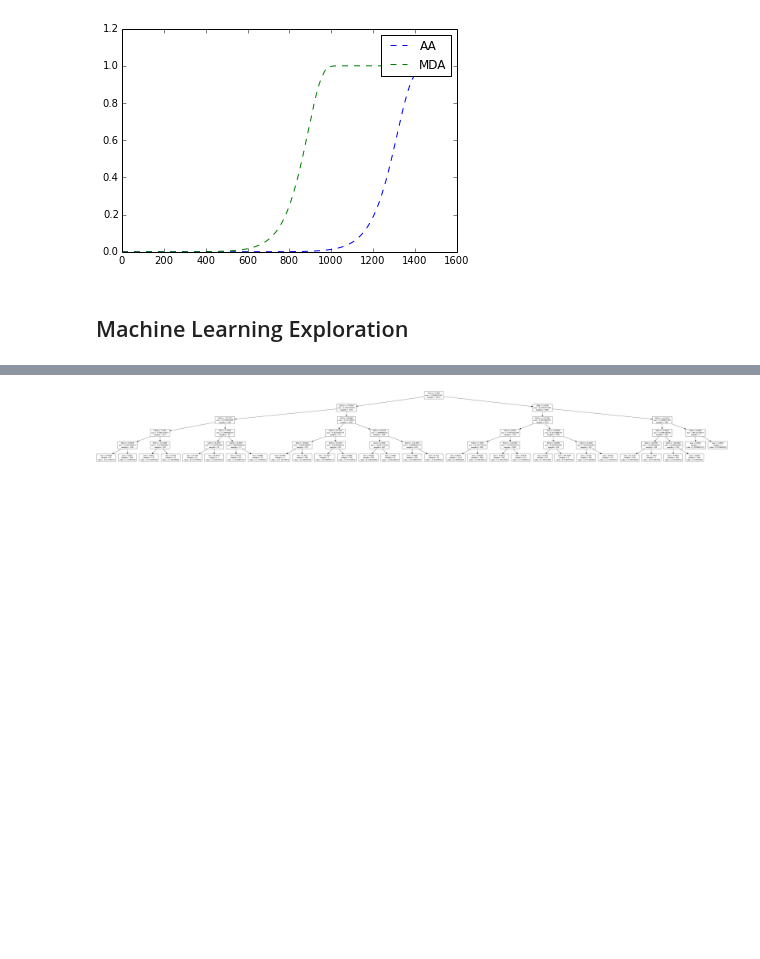
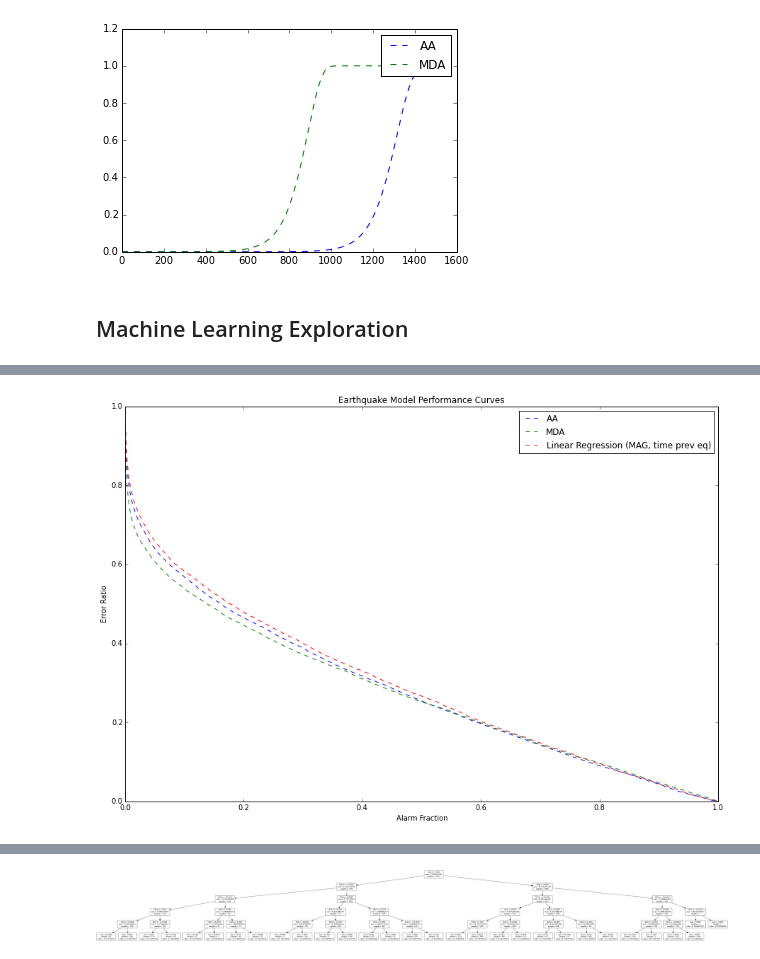
Before and after one commit to AlvinYuan/analyzers, a Jupyter notebook: notebooks/CS294.ipynb, the cells around one changed output, grey strips where cells are left out. Saved outputs shown, nothing was run; the diff lists cells and outputs as text; code cells hidden in the pictures; blank space fills up the shorter version.

Commit message:
added linear regression with time since previous earthquake, and simple_inverter_alarm_func which maps high machine learning model outputs to lower alarm lengths.

```diff
--- a/notebooks/CS294.ipynb
+++ b/notebooks/CS294.ipynb
@@ -625,0 +626,77 @@ Wall time: 7.38 s
+# %%
+%%time
+"""
+Input: raw magnitude, time to previous earthquake
+Output: time till next earthquake
+Model: LinearRegression
+Model Parameters: default
+Model->Alarm Model Function: simple_alarm_func_generator
+---Results---
+Incorporating past events seems like a good space to explore.
+Time since last event is meaningful to the linear regression model,
+as indicated by the coefficient and improved goodness of fit.
+The improved fit did not translate to improved alarm AUC,
+indicating that perhaps the simple_alarm_func mapping is problematic.
+This is not a surprise though, since MDA finds longer alarms when we would find shorter time till next earthquakes.
+More exploration of the mapping is needed.
+"""
+
+from sklearn import linear_model
+
+# Set up Input/Output data
+end_cutoff = 1
+beginning_cutoff = 1;
+training_event_times = np.matrix(training["datetime"].values).getT()
+training_matrix = np.concatenate((np.matrix(training[["MAG"]].values)[beginning_cutoff:], offset_till_nth_next(training_event_times, end_cutoff)), axis=1)
+training_goals = offset_till_nth_next(training_event_times, n)[beginning_cutoff:]
+training_event_times = training_event_times[beginning_cutoff:]
+test_event_times = np.matrix(test["datetime"].values).getT()
+test_matrix = np.concatenate((np.matrix(test[["MAG"]].values)[beginning_cutoff:], offset_till_nth_next(test_event_times, end_cutoff)), axis=1)
+test_event_times = test_event_times[beginning_cutoff:]
+
+# Set up Model
+model = linear_model.LinearRegression()
+
+# Set up Model->Alarm Model Function
+alarm_func_generator = simple_alarm_func_generator
+
+# Training/Evaluation Variables
+max_alarm_length = np.max(offset_till_nth_next(training_event_times, 1))
+# Compute alarm_fractions and error_ratios for regression trees on magnitude data by varying multipler
+multipliers = [max_alarm_length * .985**i for i in range(1500)]
+
+# Training
+model.fit(training_matrix[:-end_cutoff,:], training_goals)
+alarm_fractions = []
+error_ratios = []
+for multiplier in multipliers:
+    alarm_model = convert_time_prediction_model_to_alarm_model(model, alarm_func_generator(multiplier))
+    alarms = alarm_model(training_matrix, training_event_times)
+    predicted, time_contributions = process_alarms(training_event_times, alarms)
+    alarm_fractions.append(alarm_fraction(training_event_times, time_contributions))
+    error_ratios.append(error_ratio(predicted))
+check_coverage(alarm_fractions, error_ratios)
+training_points = clean_points(alarm_fractions, error_ratios)
+# Print Training Results
+print "Coefficients: ", model.coef_
+print "Model Goodness of Fit: ", model.score(training_matrix[:-n,:], training_goals)
+
+# Evaluation
+alarm_fractions = []
+error_ratios = []
+for multiplier in multipliers:
+    alarm_model = convert_time_prediction_model_to_alarm_model(model, alarm_func_generator(multiplier))
+    alarms = alarm_model(test_matrix, test_event_times)
+    predicted, time_contributions = process_alarms(test_event_times, alarms)
+    alarm_fractions.append(alarm_fraction(test_event_times, time_contributions))
+    error_ratios.append(error_ratio(predicted))
+check_coverage(alarm_fractions, error_ratios)
+test_points = clean_points(alarm_fractions, error_ratios)
+
+label = "Linear Regression (MAG, time prev eq)"
+tested_models[label] = { "training": training_points, "test": test_points }
+
+# Print and Plot Results
+printScoresAgainstBaselines(label)
+plotAgainstBaselines(label)
+# %% [output]
@@ -625,0 +709 @@ Wall time: 7.38 s
+[figure, added]
```
Also changed, not shown: parts of 9 cells of this notebook.
